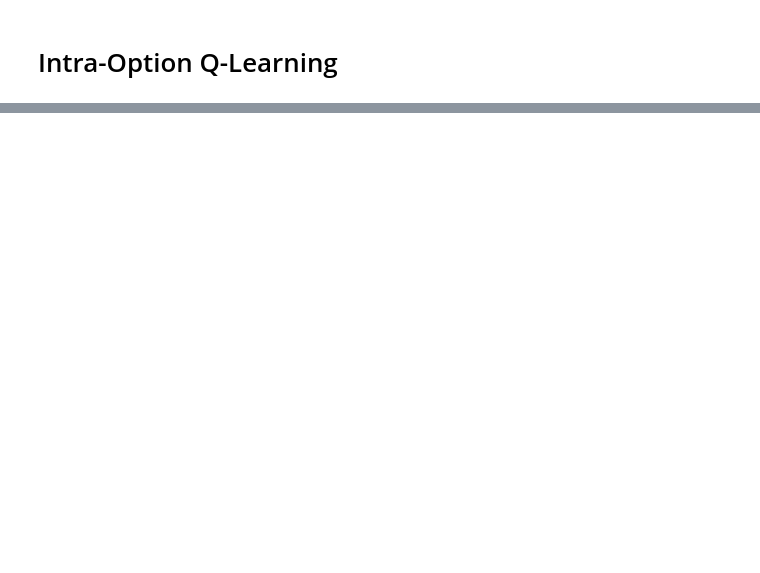
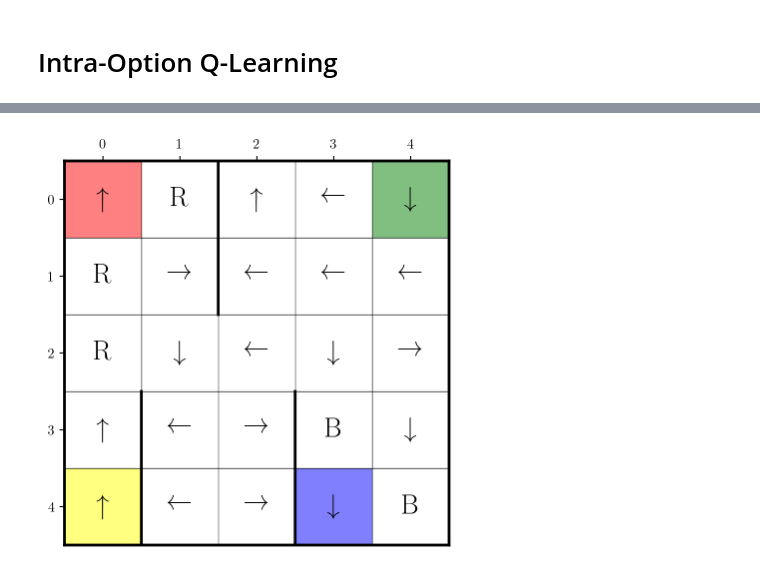
Before and after one commit to Xerefic/CS6700, a Jupyter notebook: Programming Assignment 3/Options.ipynb, the cells around one changed output, grey strips where cells are left out. Saved outputs shown, nothing was run; the diff lists cells and outputs as text; code cells hidden in the pictures; blank space fills up the shorter version.

```diff
--- a/Programming Assignment 3/Options.ipynb
+++ b/Programming Assignment 3/Options.ipynb
@@ -272,0 +374,10 @@ for run in range(max_runs):
+# %%
+plot_Q = Q_Intra
+
+get_grid()
+for i in range(nX):
+    for j in range(nY):
+        action = np.argmax(plot_Q[i * nX + j])
+        plt.text(j, i, actions_map[action], ha='center', va='center', fontsize=20)
+# %% [output]
+[figure, added]
```
Also changed, not shown: parts of 11 cells of this notebook.
